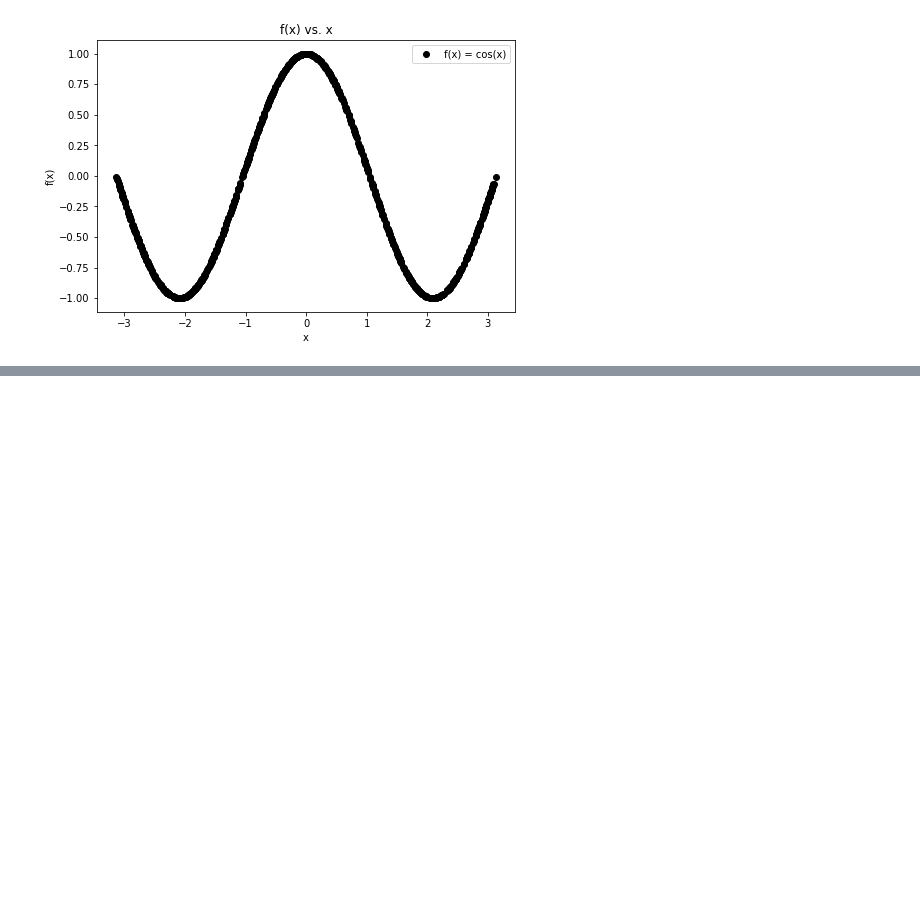
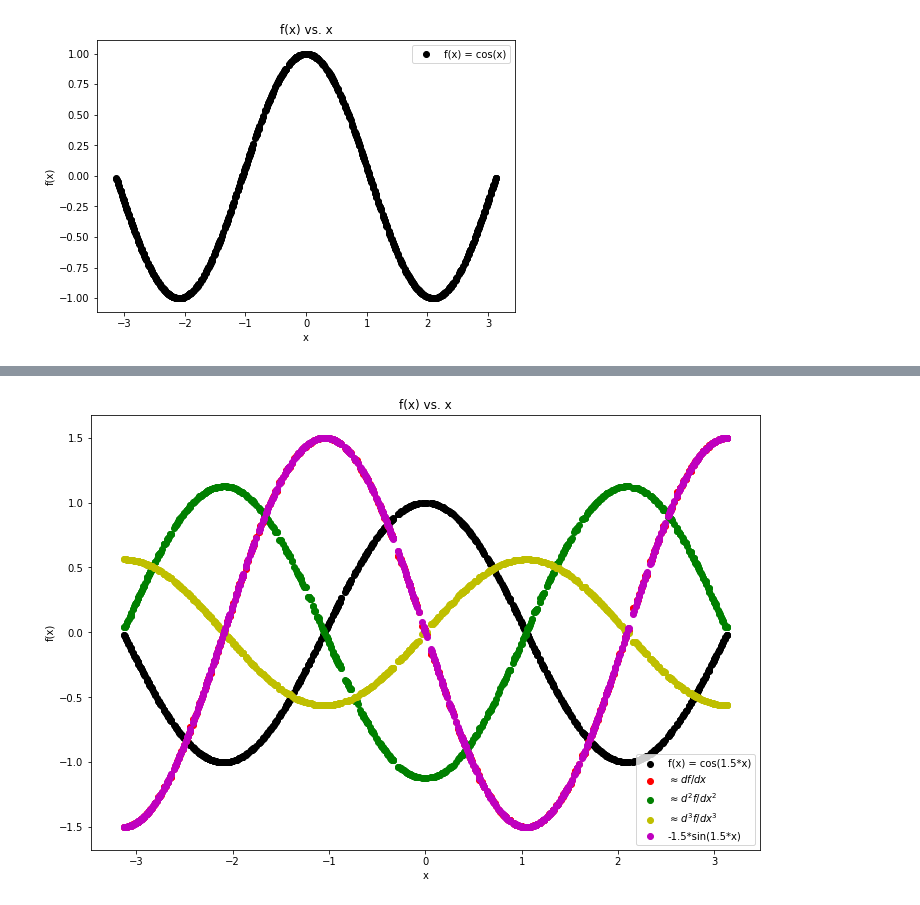
Before and after one commit to infophysics/EntropicTrajectories, a Jupyter notebook: notebooks/MLS Demo 1D.ipynb, the cells around one changed output, grey strips where cells are left out. Saved outputs shown, nothing was run; the diff lists cells and outputs as text; code cells hidden in the pictures; blank space fills up the shorter version.

```diff
--- a/notebooks/MLS Demo 1D.ipynb
+++ b/notebooks/MLS Demo 1D.ipynb
@@ -162,19 +162,21 @@ plt.show()
 # %%
 # an even more compact way is to use the derivative function
 k = 6
 g.query_neighbors(k)
 sfield.get_approximator().set_k(k)
 der_sfield = sfield.derivative(0,1)
-# der2_sfield = sfield.derivative(0,2)
-# der3_sfield = sfield.derivative(0,3)
-# fig, axs = plt.subplots(figsize=(12,8))
-# axs.scatter(x,f,color='k',label='f(x) = cos(1.5*x)')
-# axs.scatter(x,der_sfield,color='r',label=r'$\approx df/dx$')
-# axs.scatter(x,der2_sfield,color='g',label=r'$\approx d^2f/dx^2$')
-# axs.scatter(x,der3_sfield,color='y',label=r'$\approx d^3f/dx^3$')
-# axs.scatter(x,f_der_true,color='m',label='-1.5*sin(1.5*x)')
-# axs.set_xlabel("x")
-# axs.set_ylabel("f(x)")
-# axs.set_title("f(x) vs. x")
-# plt.legend()
-# plt.show()
+der2_sfield = sfield.derivative(0,2)
+der3_sfield = sfield.derivative(0,3)
+fig, axs = plt.subplots(figsize=(12,8))
+axs.scatter(x,f,color='k',label='f(x) = cos(1.5*x)')
+axs.scatter(x,der_sfield,color='r',label=r'$\approx df/dx$')
+axs.scatter(x,der2_sfield,color='g',label=r'$\approx d^2f/dx^2$')
+axs.scatter(x,der3_sfield,color='y',label=r'$\approx d^3f/dx^3$')
+axs.scatter(x,f_der_true,color='m',label='-1.5*sin(1.5*x)')
+axs.set_xlabel("x")
+axs.set_ylabel("f(x)")
+axs.set_title("f(x) vs. x")
+plt.legend()
+plt.show()
+# %% [output]
+[figure, added]
```
Also changed, not shown: parts of 7 cells of this notebook, 6 other files.
